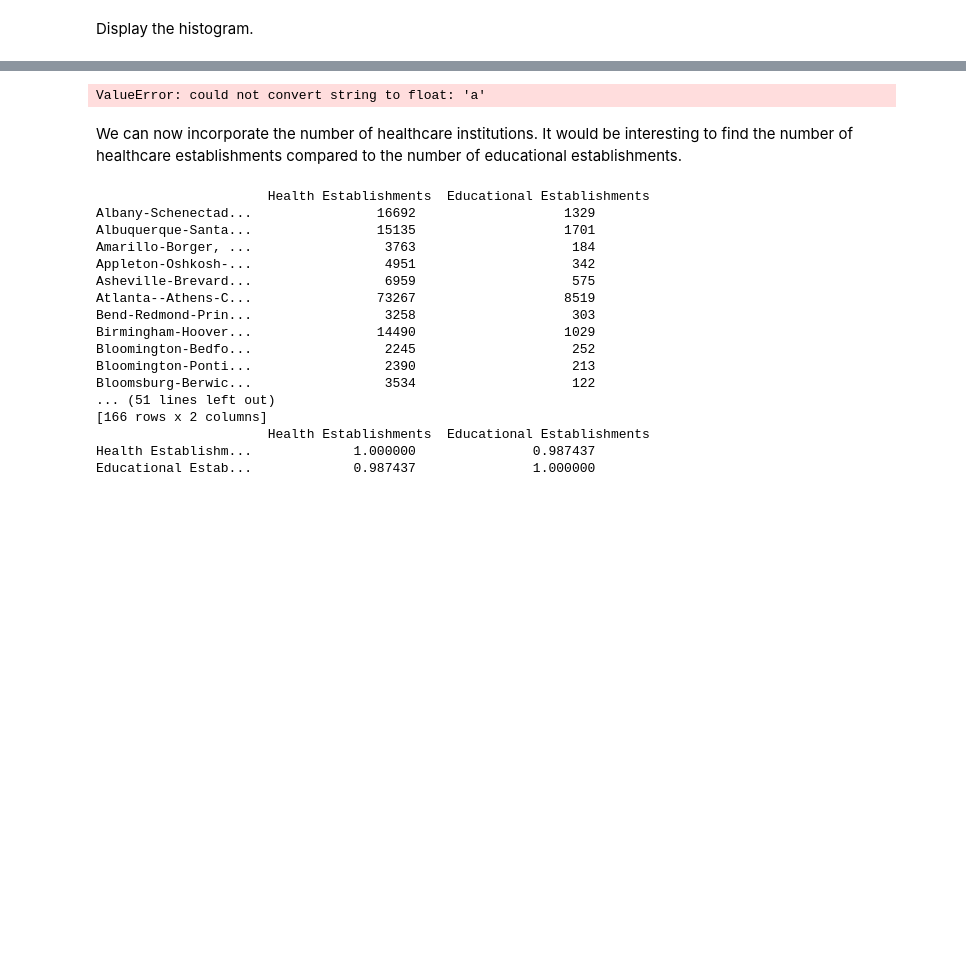
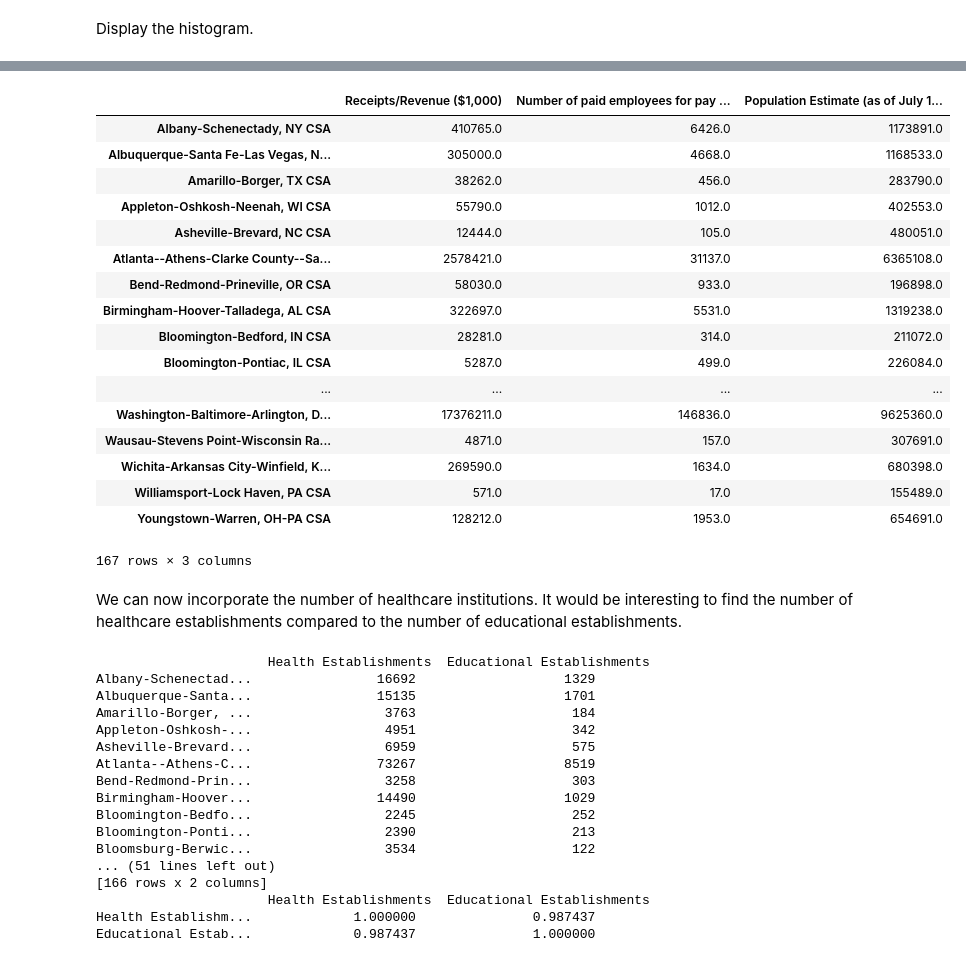
Before and after one commit to jacobjzhang/applied-stats-midterm, a Jupyter notebook: midterm-project.ipynb, the cells around one changed output, grey strips where cells are left out. Saved outputs shown, nothing was run; the diff lists cells and outputs as text; code cells hidden in the pictures; blank space fills up the shorter version.

```diff
--- a/midterm-project.ipynb
+++ b/midterm-project.ipynb
@@ -187,17 +187,33 @@ plt.show()
 # %%
 # Check education staff count, money spent towards education
 
-# all_edu_est = edu_by_geo[edu_by_geo['Meaning of Type of operation or tax status code'] == 'All establishments']
-# flattened_all_edu_est = all_edu_est.groupby('Geographic area name').sum().sort('Number of establishments', ascending=False)
+# employee comp?
+# number of educators - class sizes
 
-all_edu_est = edu_by_geo[['Receipts/Revenue ($1,000)', 'Number of paid employees for pay period including March 12']]
-print(all_edu_est.astype(float).dropna())
-flattened_all_edu_est = all_edu_est.groupby('Geographic area name').sum().sort('Number of establishments', ascending=False)
-
-# edu_rev_employees = flattened_all_edu_est[['Receipts/Revenue ($1,000)', 'Number of paid employees for pay period including March 12']]
-# edu_rev_employees
+all_edu_est = edu_by_geo[edu_by_geo['Meaning of Type of operation or tax status code'] == 'All establishments']
+edu_receipt_employee = all_edu_est.groupby('Geographic area name').sum().sort('Receipts/Revenue ($1,000)', ascending=False)
+ere = edu_receipt_employee[['Receipts/Revenue ($1,000)', 'Number of paid employees for pay period including March 12']]
+edu_receipt_employee_pop = pandas.concat([ere, latest_pop], axis=1)
+edu_receipt_employee_pop
 # %% [output]
+|  | Receipts/Revenue ($1,000) | Number of paid employees for pay ... | Population Estimate (as of July 1... |
+| Albany-Schenectady, NY CSA | 410765.0 | 6426.0 | 1173891.0 |
+| Albuquerque-Santa Fe-Las Vegas, N... | 305000.0 | 4668.0 | 1168533.0 |
+| Amarillo-Borger, TX CSA | 38262.0 | 456.0 | 283790.0 |
+| Appleton-Oshkosh-Neenah, WI CSA | 55790.0 | 1012.0 | 402553.0 |
+| Asheville-Brevard, NC CSA | 12444.0 | 105.0 | 480051.0 |
+| Atlanta--Athens-Clarke County--Sa... | 2578421.0 | 31137.0 | 6365108.0 |
+| Bend-Redmond-Prineville, OR CSA | 58030.0 | 933.0 | 196898.0 |
+| Birmingham-Hoover-Talladega, AL CSA | 322697.0 | 5531.0 | 1319238.0 |
+| Bloomington-Bedford, IN CSA | 28281.0 | 314.0 | 211072.0 |
+| Bloomington-Pontiac, IL CSA | 5287.0 | 499.0 | 226084.0 |
+| ... | ... | ... | ... |
+| Washington-Baltimore-Arlington, D... | 17376211.0 | 146836.0 | 9625360.0 |
+| Wausau-Stevens Point-Wisconsin Ra... | 4871.0 | 157.0 | 307691.0 |
+| Wichita-Arkansas City-Winfield, K... | 269590.0 | 1634.0 | 680398.0 |
+| Williamsport-Lock Haven, PA CSA | 571.0 | 17.0 | 155489.0 |
+| Youngstown-Warren, OH-PA CSA | 128212.0 | 1953.0 | 654691.0 |
-ValueError: could not convert string to float: 'a'
+167 rows × 3 columns
 # %% [markdown]
 We can now incorporate the number of healthcare institutions. It would be interesting to find the number of healthcare establishments compared to the number of educational establishments.
 # %%
```
Also changed, not shown: parts of 14 cells of this notebook, 2 other files.
